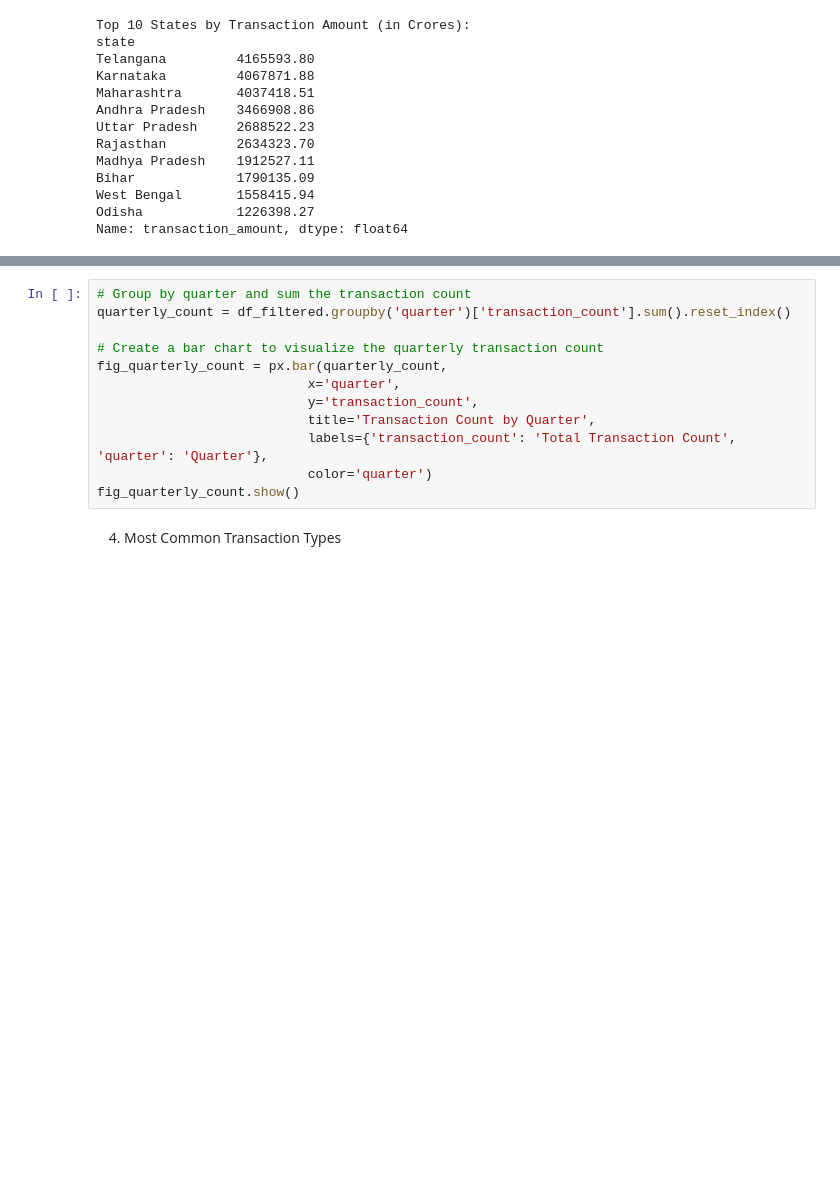
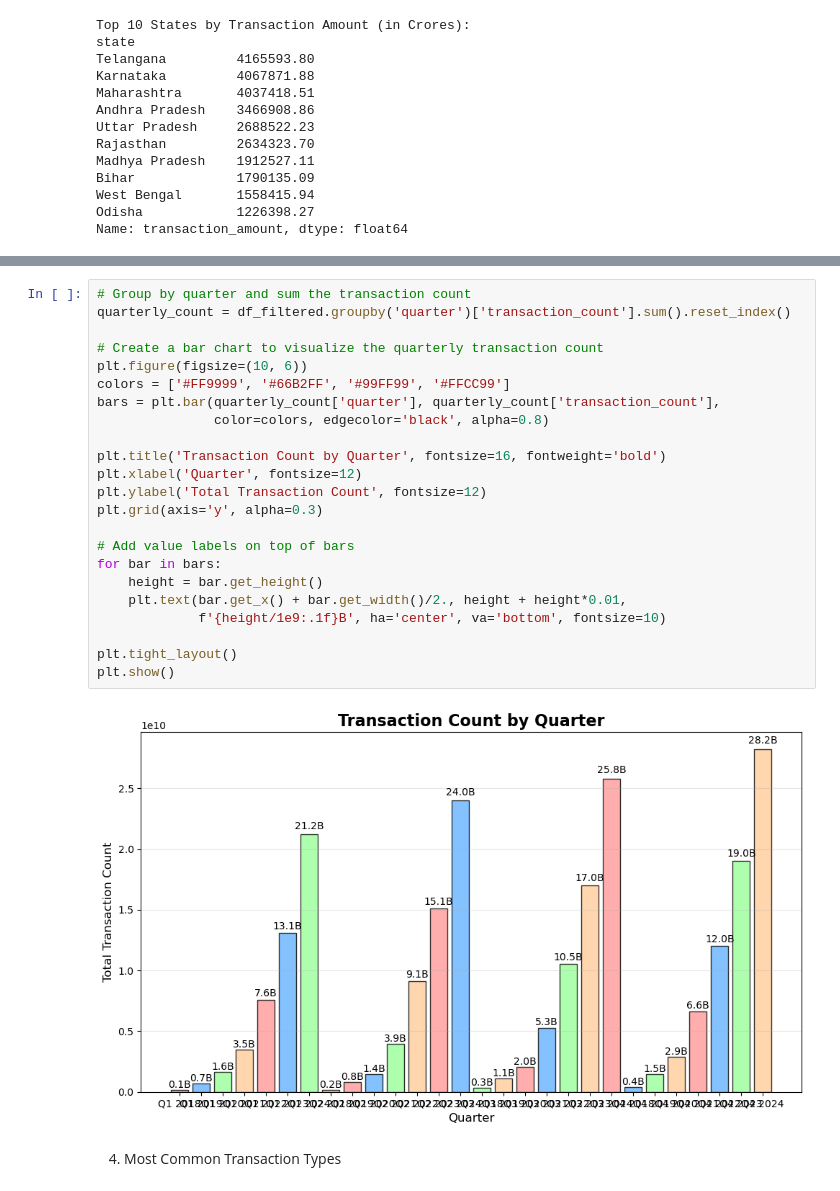
Before and after one commit to nish0753/phonepe_project, a Jupyter notebook: Phonepe_Transaction.ipynb, the cells around one changed output, grey strips where cells are left out. Saved outputs shown, nothing was run; the diff lists cells and outputs as text; blank space fills up the shorter version.

```diff
--- a/Phonepe_Transaction.ipynb
+++ b/Phonepe_Transaction.ipynb
@@ -116,15 +103,28 @@ fig_quarterly_amount.show()
 # %%
 # Group by quarter and sum the transaction count
 quarterly_count = df_filtered.groupby('quarter')['transaction_count'].sum().reset_index()
 
 # Create a bar chart to visualize the quarterly transaction count
-fig_quarterly_count = px.bar(quarterly_count,
-                           x='quarter',
-                           y='transaction_count',
-                           title='Transaction Count by Quarter',
-                           labels={'transaction_count': 'Total Transaction Count', 'quarter': 'Quarter'},
-                           color='quarter')
-fig_quarterly_count.show()
+plt.figure(figsize=(10, 6))
+colors = ['#FF9999', '#66B2FF', '#99FF99', '#FFCC99']
+bars = plt.bar(quarterly_count['quarter'], quarterly_count['transaction_count'],
+               color=colors, edgecolor='black', alpha=0.8)
+
+plt.title('Transaction Count by Quarter', fontsize=16, fontweight='bold')
+plt.xlabel('Quarter', fontsize=12)
+plt.ylabel('Total Transaction Count', fontsize=12)
+plt.grid(axis='y', alpha=0.3)
+
+# Add value labels on top of bars
+for bar in bars:
+    height = bar.get_height()
+    plt.text(bar.get_x() + bar.get_width()/2., height + height*0.01,
+             f'{height/1e9:.1f}B', ha='center', va='bottom', fontsize=10)
+
+plt.tight_layout()
+plt.show()
+# %% [output]
+[figure, added]
 # %% [markdown]
 4. Most Common Transaction Types
 # %%
```
Also changed, not shown: parts of 15 cells of this notebook, 1 other file.
